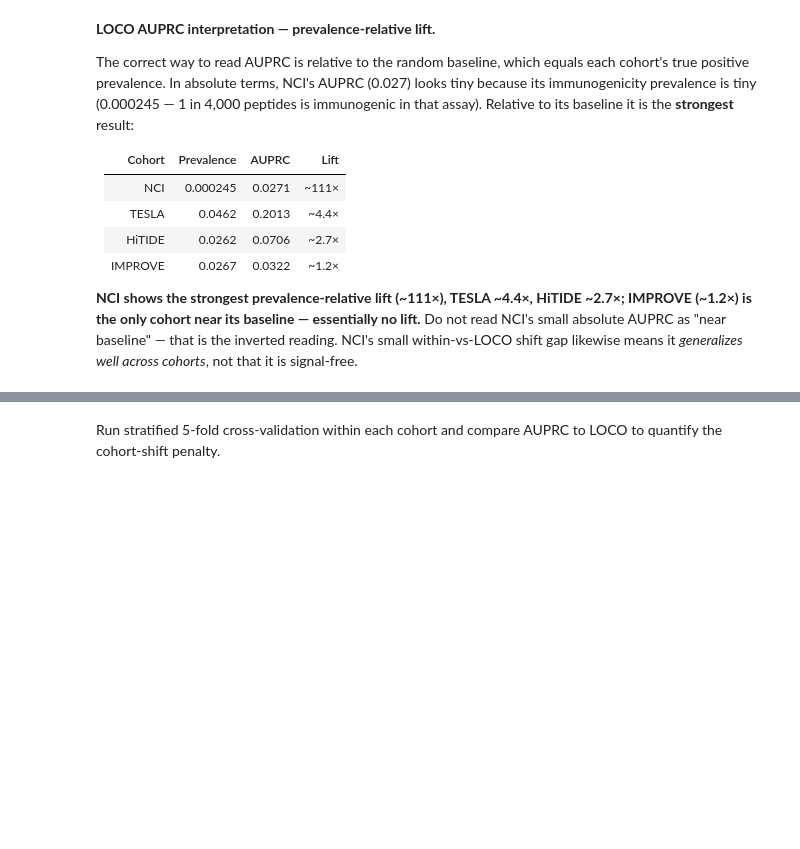
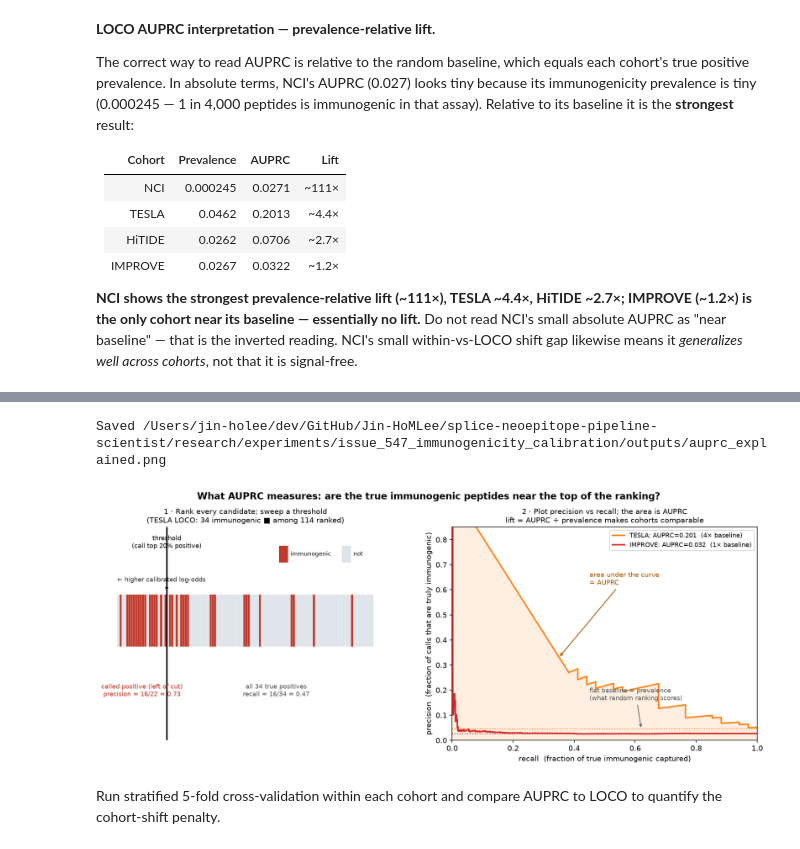
Before and after one commit to Jin-HoMLee/splice-neoepitope-pipeline, a Jupyter notebook: research/experiments/issue_547_immunogenicity_calibration/notebook.ipynb, the cells around one changed output, grey strips where cells are left out. Saved outputs shown, nothing was run; the diff lists cells and outputs as text; code cells hidden in the pictures; blank space fills up the shorter version.

```diff
--- a/research/experiments/issue_547_immunogenicity_calibration/notebook.ipynb
+++ b/research/experiments/issue_547_immunogenicity_calibration/notebook.ipynb
@@ -491,3 +502,77 @@ The correct way to read AUPRC is relative to the random baseline, which equals e
+# %%
+# What AUPRC is, visually: (left) ranking -> precision/recall at a threshold;
+# (right) the real PR curves whose area IS the reported AUPRC. Pulled from loco_results
+# so the numbers match the LOCO table exactly.
+from sklearn.metrics import precision_recall_curve
+from IPython.display import Image, display
+
+_byco = {r["held_out"]: r for r in loco_results}
+COL = {"TESLA": "#ff7f0e", "IMPROVE": "#d62728"}
+
+fig = plt.figure(figsize=(13, 5.6))
+gs = fig.add_gridspec(1, 2, width_ratios=[1.05, 1.25], wspace=0.28)
+fig.suptitle("What AUPRC measures: are the true immunogenic peptides near the top of the ranking?",
+             fontsize=13, fontweight="bold")
+
+# LEFT: ranking -> precision/recall (TESLA sampled candidates, ranked)
+axL = fig.add_subplot(gs[0, 0])
+_rt = _byco["TESLA"]
+_order = np.argsort(_rt["log_odds"])[::-1]
+_lab = _rt["labels"][_order]
+_n = len(_lab)
+for _i, _y in enumerate(_lab):
+    axL.add_patch(plt.Rectangle((_i, 0), 1, 1, facecolor=("#c0392b" if _y == 1 else "#dfe4ea"),
+                                edgecolor="white", linewidth=0.2))
+_cut = int(_n * 0.20)
+axL.axvline(_cut, color="black", lw=2.0)
+_tp = int(_lab[:_cut].sum()); _tot = int(_lab.sum())
+_prec = _tp / _cut; _rec = _tp / _tot
+axL.annotate("threshold\n(call top 20% positive)", xy=(_cut, 1.05), xytext=(_cut, 1.9),
+             ha="center", fontsize=8.5, arrowprops=dict(arrowstyle="->", lw=1.0))
+axL.text(_cut / 2, -0.7, f"called positive (left of cut)\nprecision = {_tp}/{_cut} = {_prec:.2f}",
+         ha="center", va="top", fontsize=8.5, color="#c0392b")
+axL.text(_n * 0.62, -0.7, f"all {_tot} true positives\nrecall = {_tp}/{_tot} = {_rec:.2f}",
+         ha="center", va="top", fontsize=8.5, color="#555")
+axL.text(0, 1.25, "← higher calibrated log-odds", fontsize=8.5, color="#333")
+axL.set_xlim(0, _n); axL.set_ylim(-1.8, 2.3); axL.axis("off")
+axL.set_title(f"1 · Rank every candidate; sweep a threshold\n"
+              f"(TESLA LOCO: {_tot} immunogenic ■ among {_n} ranked)", fontsize=10)
+axL.add_patch(plt.Rectangle((72, 1.62), 4, 0.32, facecolor="#c0392b"))
+axL.text(77, 1.78, "immunogenic", fontsize=8, va="center")
+axL.add_patch(plt.Rectangle((100, 1.62), 4, 0.32, facecolor="#dfe4ea"))
+axL.text(105, 1.78, "not", fontsize=8, va="center")
+
+# RIGHT: PR curves, area = AUPRC
+axR = fig.add_subplot(gs[0, 1])
+for _ch in ["TESLA", "IMPROVE"]:
+    _r = _byco[_ch]
+    _p, _rc, _ = precision_recall_curve(_r["labels"], _r["log_odds"], sample_weight=_r["weights"])
+    _ap = average_precision_score(_r["labels"], _r["log_odds"], sample_weight=_r["weights"])
+    _prev = true_pos[_ch] / (true_pos[_ch] + true_neg[_ch])
+    axR.plot(_rc, _p, color=COL[_ch], lw=2.0, label=f"{_ch}: AUPRC={_ap:.3f}  ({_ap/_prev:.0f}× baseline)")
+    axR.axhline(_prev, color=COL[_ch], ls=":", lw=1.3)
+    if _ch == "TESLA":
+        axR.fill_between(_rc, _p, 0, color=COL[_ch], alpha=0.12)
+        axR.annotate("area under the curve\n= AUPRC", xy=(0.35, 0.33), xytext=(0.45, 0.62),
+                     fontsize=9, color="#a85a00", arrowprops=dict(arrowstyle="->", color="#a85a00", lw=1.2))
+axR.annotate("flat baseline = prevalence\n(what random ranking scores)", xy=(0.62, 0.046),
+             xytext=(0.45, 0.16), fontsize=8.5, color="#555",
+             arrowprops=dict(arrowstyle="->", color="#555", lw=1.0))
+axR.set_xlabel("recall  (fraction of true immunogenic captured)")
+axR.set_ylabel("precision  (fraction of calls that are truly immunogenic)")
+axR.set_xlim(0, 1); axR.set_ylim(0, 0.85)
+axR.set_title("2 · Plot precision vs recall; the area is AUPRC\n"
+              "lift = AUPRC ÷ prevalence makes cohorts comparable", fontsize=10)
+axR.legend(fontsize=8.5, loc="upper right")
+
+fig.subplots_adjust(left=0.04, right=0.985, top=0.86, bottom=0.13)
+_ap_path = os.path.join(BASE, "outputs/auprc_explained.png")
+fig.savefig(_ap_path, dpi=150, bbox_inches="tight"); plt.close(fig)
+print(f"Saved {_ap_path}")
+display(Image(filename=_ap_path))
+# %% [output]
+Saved /Users/jin-holee/dev/GitHub/Jin-HoMLee/splice-neoepitope-pipeline-scientist/research/experiments/issue_547_immunogenicity_calibration/outputs/auprc_explained.png
+[figure, added]
 # %% [markdown]
 Run stratified 5-fold cross-validation within each cohort and compare AUPRC to LOCO to quantify the cohort-shift penalty.
 # %%
```
Also changed, not shown: parts of 1 cell of this notebook, 2 other files.
